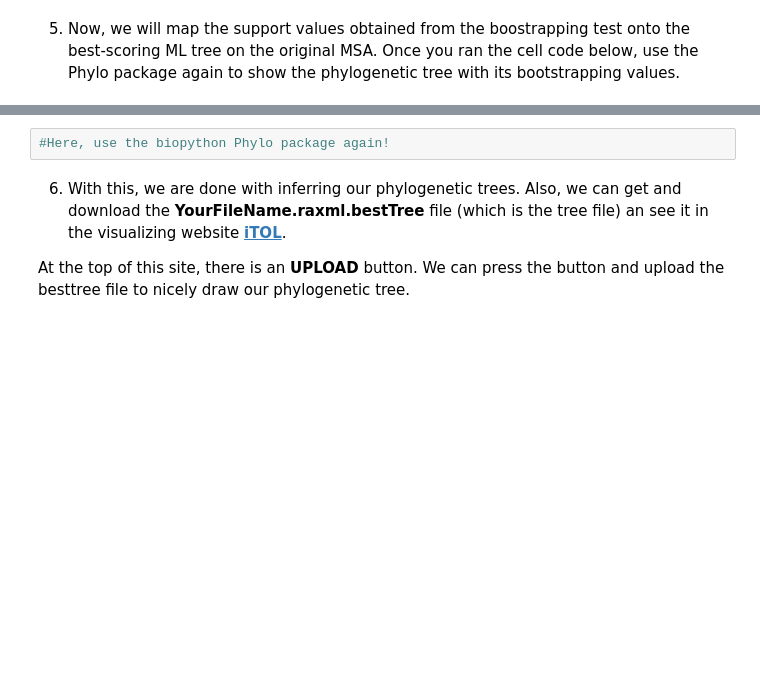
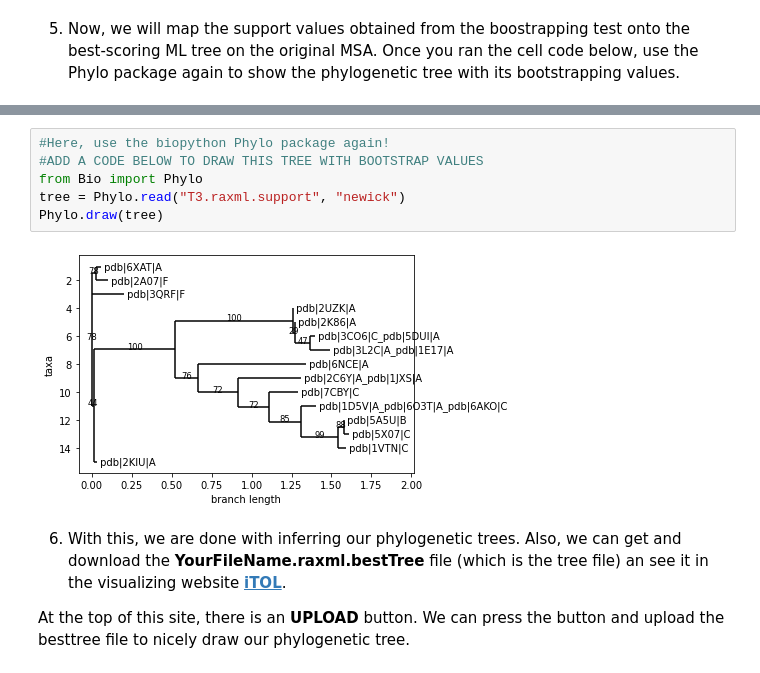
Before and after one commit to pb3lab/ibm3202, a Jupyter notebook: tutorials/lab03_phylo.ipynb, the cells around one changed output, grey strips where cells are left out. Saved outputs shown, nothing was run; the diff lists cells and outputs as text; blank space fills up the shorter version.

```diff
--- a/tutorials/lab03_phylo.ipynb
+++ b/tutorials/lab03_phylo.ipynb
@@ -439,5 +877,11 @@ In practice, a convergence cutoff value of 3% should be sufficient in most cases
-# %%
-#Here, use the biopython Phylo package again!
+# %%
+#Here, use the biopython Phylo package again!
+#ADD A CODE BELOW TO DRAW THIS TREE WITH BOOTSTRAP VALUES
+from Bio import Phylo
+tree = Phylo.read("T3.raxml.support", "newick")
+Phylo.draw(tree)
+# %% [output]
+[figure, added]
 # %% [markdown]
 6. With this, we are done with inferring our phylogenetic trees. Also, we can get and download the **YourFileName.raxml.bestTree** file (which is the tree file) an see it in the visualizing website [**iTOL**](https://itol.embl.de/).
 
```
Also changed, not shown: parts of 31 cells of this notebook.
